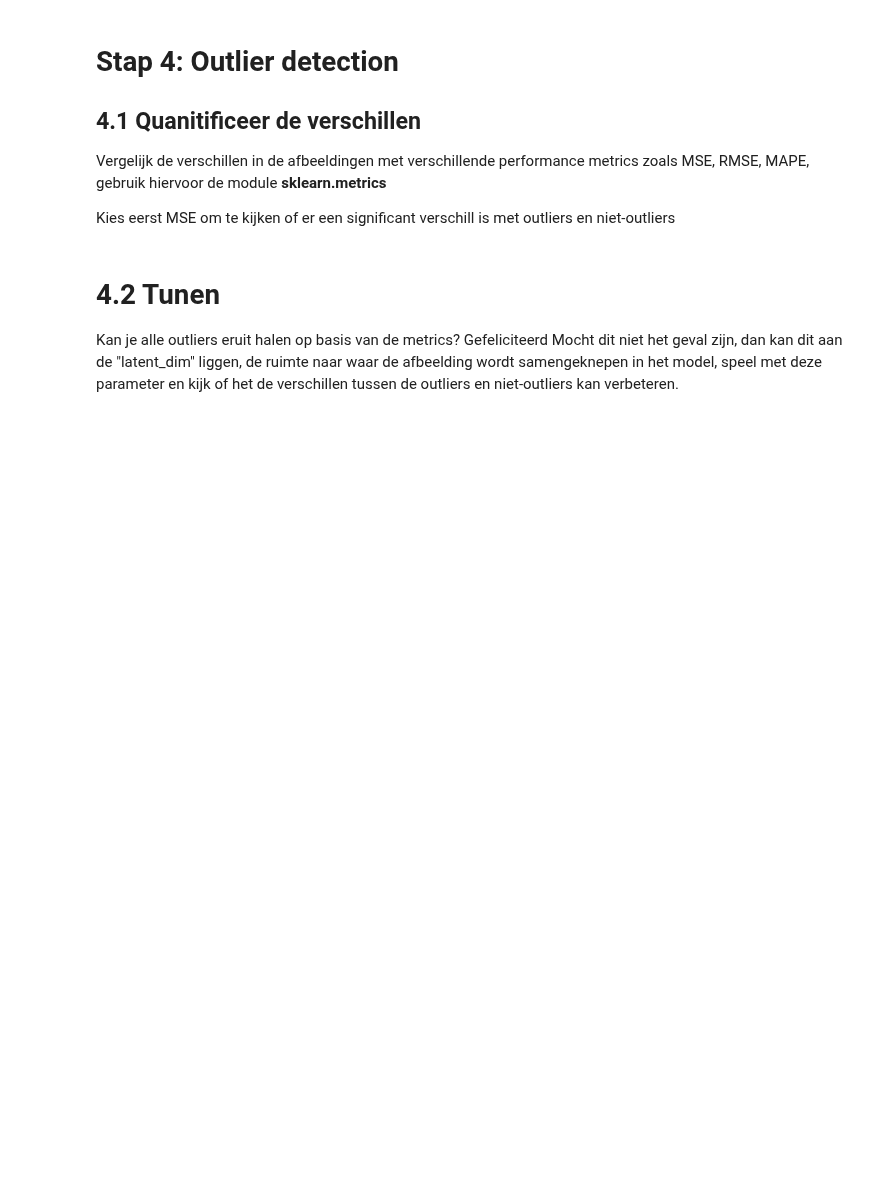
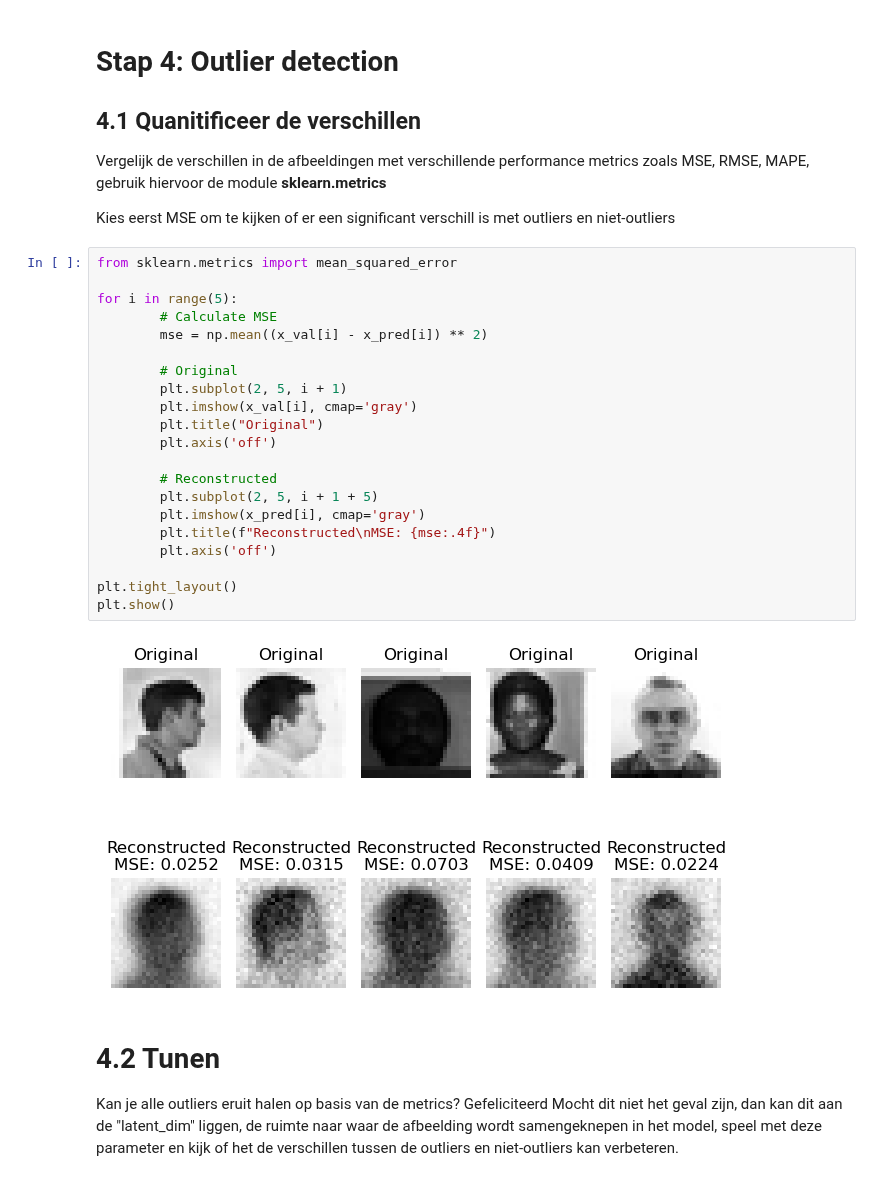
Before and after one commit to yanj27/Smart_Industry, a Jupyter notebook: College 3/Image outlier detection met de AutoEncoder - Les 3.ipynb, the cells around one changed output. Drawn from its saved outputs; the diff is of its cells as text; blank space fills up the shorter version.

```diff
--- a/College 3/Image outlier detection met de AutoEncoder - Les 3.ipynb
+++ b/College 3/Image outlier detection met de AutoEncoder - Les 3.ipynb
@@ -221,6 +220,29 @@ Vergelijk de verschillen in de afbeeldingen met verschillende performance metric
 gebruik hiervoor de module <b> sklearn.metrics
 
 Kies eerst MSE om te kijken of er een significant verschill is met outliers en niet-outliers
+# %%
+from sklearn.metrics import mean_squared_error
+
+for i in range(5):
+        # Calculate MSE
+        mse = np.mean((x_val[i] - x_pred[i]) ** 2)
+
+        # Original
+        plt.subplot(2, 5, i + 1)
+        plt.imshow(x_val[i], cmap='gray')
+        plt.title("Original")
+        plt.axis('off')
+
+        # Reconstructed
+        plt.subplot(2, 5, i + 1 + 5)
+        plt.imshow(x_pred[i], cmap='gray')
+        plt.title(f"Reconstructed\nMSE: {mse:.4f}")
+        plt.axis('off')
+
+plt.tight_layout()
+plt.show()
+# %% [output]
+[figure, added]
 # %% [markdown]
 # 4.2 Tunen
 Kan je alle outliers eruit halen op basis van de metrics? Gefeliciteerd
```
Also changed, not shown: parts of 7 cells of this notebook.
